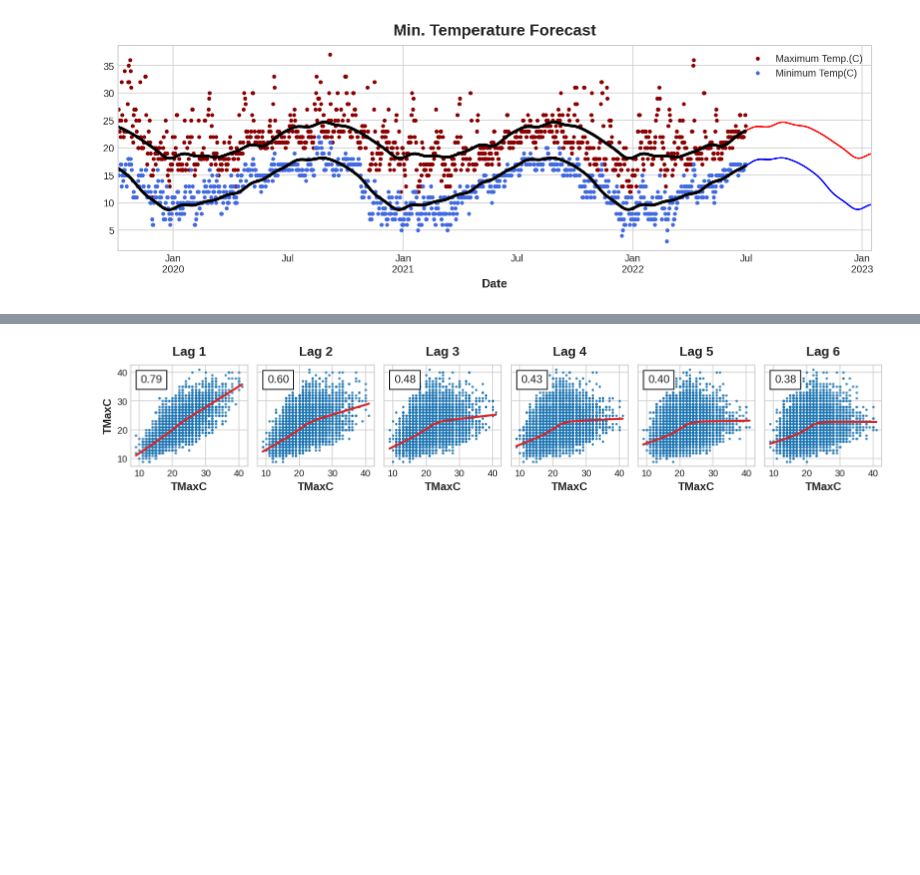
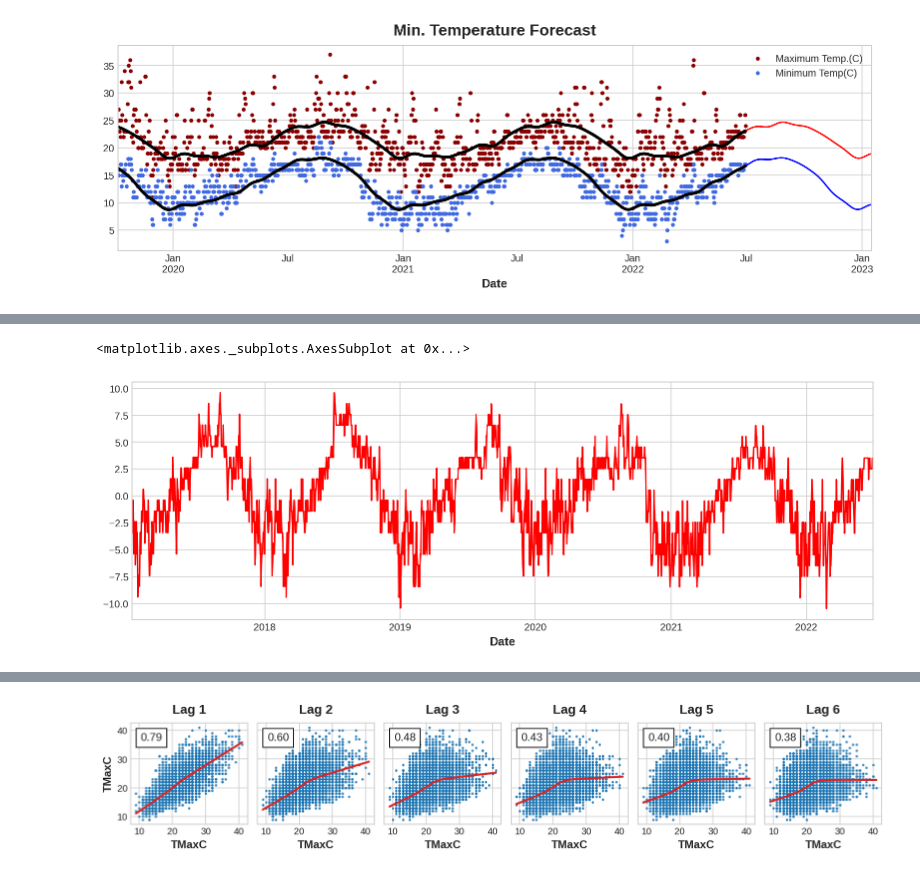
Before and after one commit to gunayyy21/Personal-Projects, a Jupyter notebook: LA_weather_time_analysis.ipynb, the cells around one changed output, grey strips where cells are left out. Cells and saved outputs as stored; diff of their text form; code cells hidden in the pictures; blank space fills up the shorter version.

```diff
--- a/LA_weather_time_analysis.ipynb
+++ b/LA_weather_time_analysis.ipynb
@@ -450,0 +472,5 @@ plt.legend(["Maximum Temp.("+unit+")", f"Minimum Temp({unit})"],loc=1)
+# %%
+y_detrended_min[-2000:].plot(color="red")
+# %% [output]
+<matplotlib.axes._subplots.AxesSubplot at 0x...>
+[figure, added]
```
Also changed, not shown: parts of 88 cells of this notebook.
